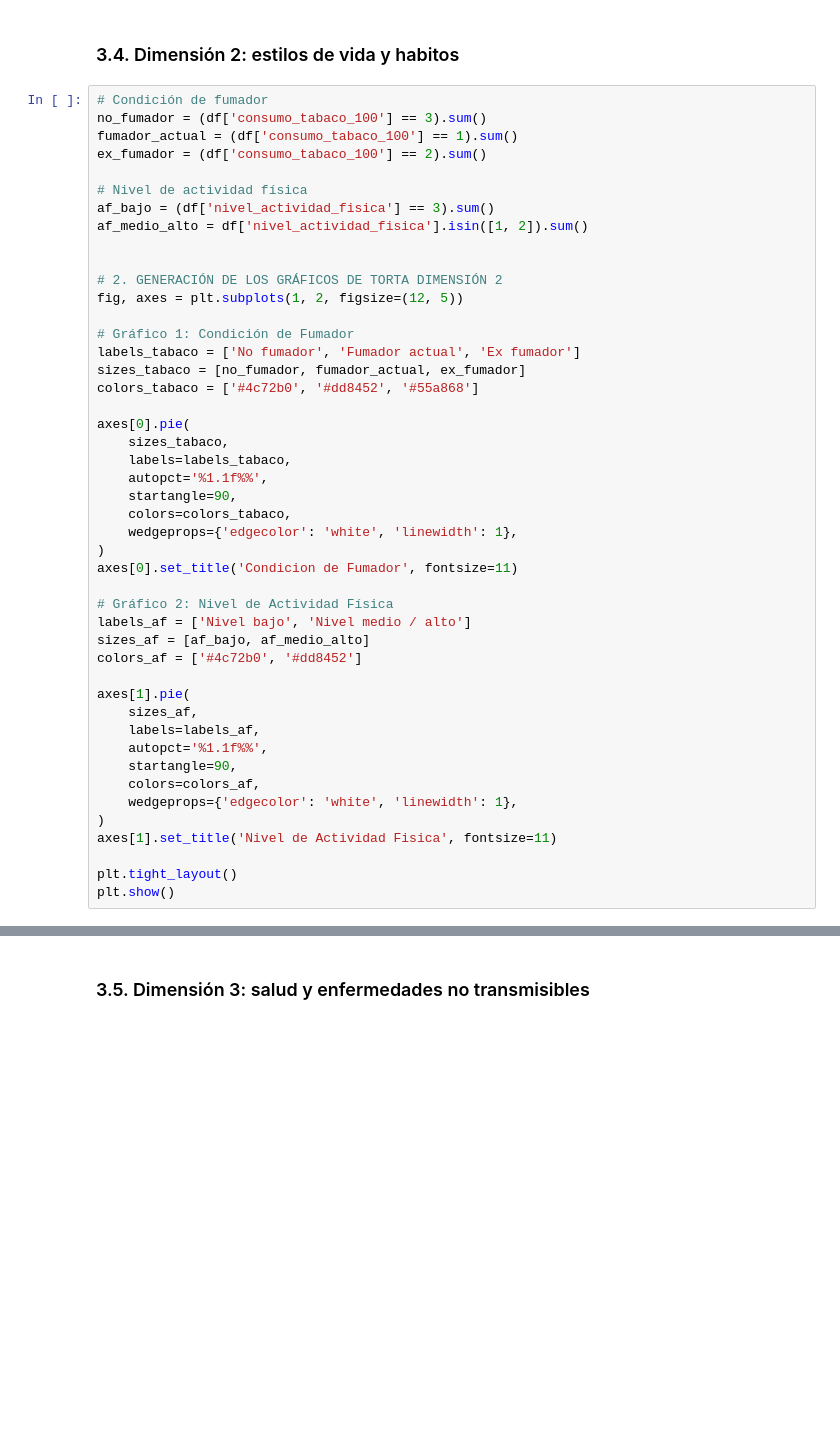
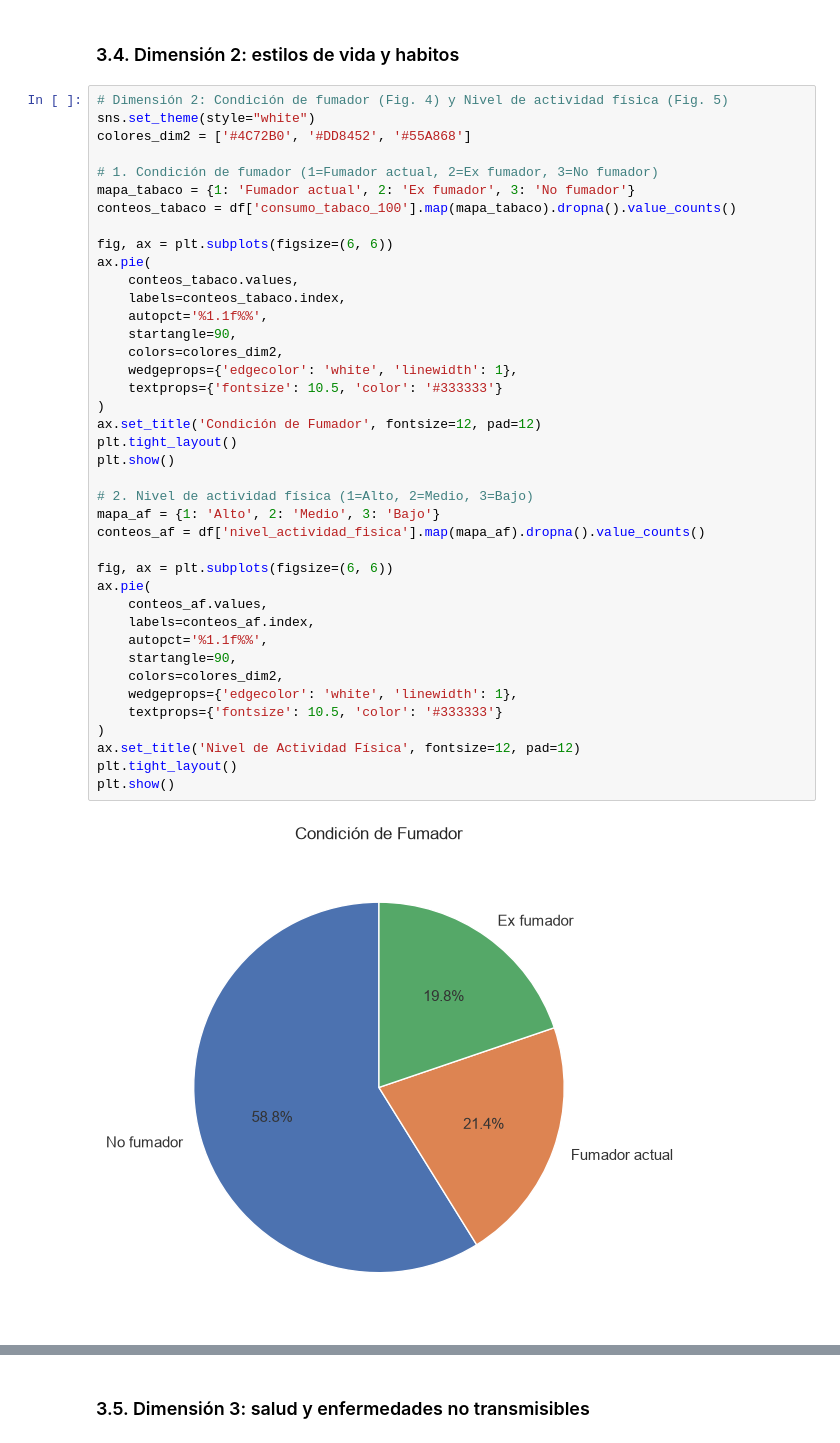
Before and after one commit to Francisco-Solanet/FCDD-TP-ENFR2018, a Jupyter notebook: src/TPE_FCDD.ipynb, the cells around one changed output, grey strips where cells are left out. Cells and saved outputs as stored; diff of their text form; blank space fills up the shorter version.

Commit message:
Actualizo notebook y agrego reentrega del informe

```diff
--- a/src/TPE_FCDD.ipynb
+++ b/src/TPE_FCDD.ipynb
@@ -587,48 +595,44 @@ plt.show()
 # %% [markdown]
 ### 3.4. Dimensión 2: estilos de vida y habitos
 # %%
-# Condición de fumador
-no_fumador = (df['consumo_tabaco_100'] == 3).sum()
-fumador_actual = (df['consumo_tabaco_100'] == 1).sum()
-ex_fumador = (df['consumo_tabaco_100'] == 2).sum()
+# Dimensión 2: Condición de fumador (Fig. 4) y Nivel de actividad física (Fig. 5)
+sns.set_theme(style="white")
+colores_dim2 = ['#4C72B0', '#DD8452', '#55A868']
 
-# Nivel de actividad física
-af_bajo = (df['nivel_actividad_fisica'] == 3).sum()
-af_medio_alto = df['nivel_actividad_fisica'].isin([1, 2]).sum()
+# 1. Condición de fumador (1=Fumador actual, 2=Ex fumador, 3=No fumador)
+mapa_tabaco = {1: 'Fumador actual', 2: 'Ex fumador', 3: 'No fumador'}
+conteos_tabaco = df['consumo_tabaco_100'].map(mapa_tabaco).dropna().value_counts()
 
-
-# 2. GENERACIÓN DE LOS GRÁFICOS DE TORTA DIMENSIÓN 2
-fig, axes = plt.subplots(1, 2, figsize=(12, 5))
-
-# Gráfico 1: Condición de Fumador
-labels_tabaco = ['No fumador', 'Fumador actual', 'Ex fumador']
-sizes_tabaco = [no_fumador, fumador_actual, ex_fumador]
-colors_tabaco = ['#4c72b0', '#dd8452', '#55a868']
-
-axes[0].pie(
-    sizes_tabaco,
-    labels=labels_tabaco,
+fig, ax = plt.subplots(figsize=(6, 6))
+ax.pie(
+    conteos_tabaco.values,
+    labels=conteos_tabaco.index,
     autopct='%1.1f%%',
     startangle=90,
-    colors=colors_tabaco,
+    colors=colores_dim2,
     wedgeprops={'edgecolor': 'white', 'linewidth': 1},
+    textprops={'fontsize': 10.5, 'color': '#333333'}
 )
-axes[0].set_title('Condicion de Fumador', fontsize=11)
+ax.set_title('Condición de Fumador', fontsize=12, pad=12)
+plt.tight_layout()
+plt.show()
 
-# Gráfico 2: Nivel de Actividad Física
-labels_af = ['Nivel bajo', 'Nivel medio / alto']
-sizes_af = [af_bajo, af_medio_alto]
-colors_af = ['#4c72b0', '#dd8452']
+# 2. Nivel de actividad física (1=Alto, 2=Medio, 3=Bajo)
+mapa_af = {1: 'Alto', 2: 'Medio', 3: 'Bajo'}
+conteos_af = df['nivel_actividad_fisica'].map(mapa_af).dropna().value_counts()
 
-axes[1].pie(
-    sizes_af,
-    labels=labels_af,
+fig, ax = plt.subplots(figsize=(6, 6))
+ax.pie(
+    conteos_af.values,
+    labels=conteos_af.index,
     autopct='%1.1f%%',
     startangle=90,
-    colors=colors_af,
+    colors=colores_dim2,
     wedgeprops={'edgecolor': 'white', 'linewidth': 1},
+    textprops={'fontsize': 10.5, 'color': '#333333'}
 )
-axes[1].set_title('Nivel de Actividad Fisica', fontsize=11)
-
+ax.set_title('Nivel de Actividad Física', fontsize=12, pad=12)
 plt.tight_layout()
 plt.show()
+# %% [output]
+[figure, added]
```
Also changed, not shown: parts of 28 cells of this notebook, 1 other file.
